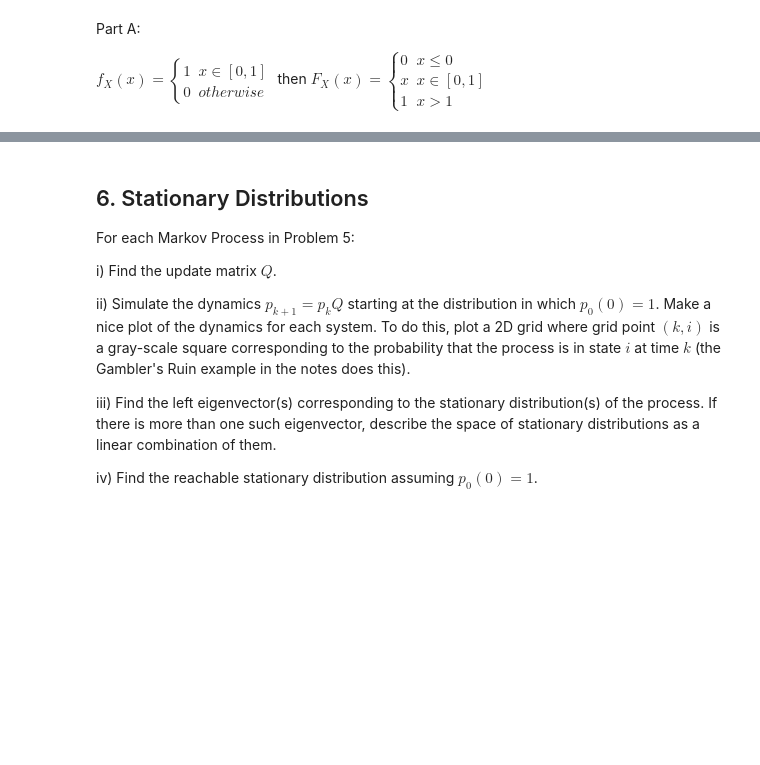
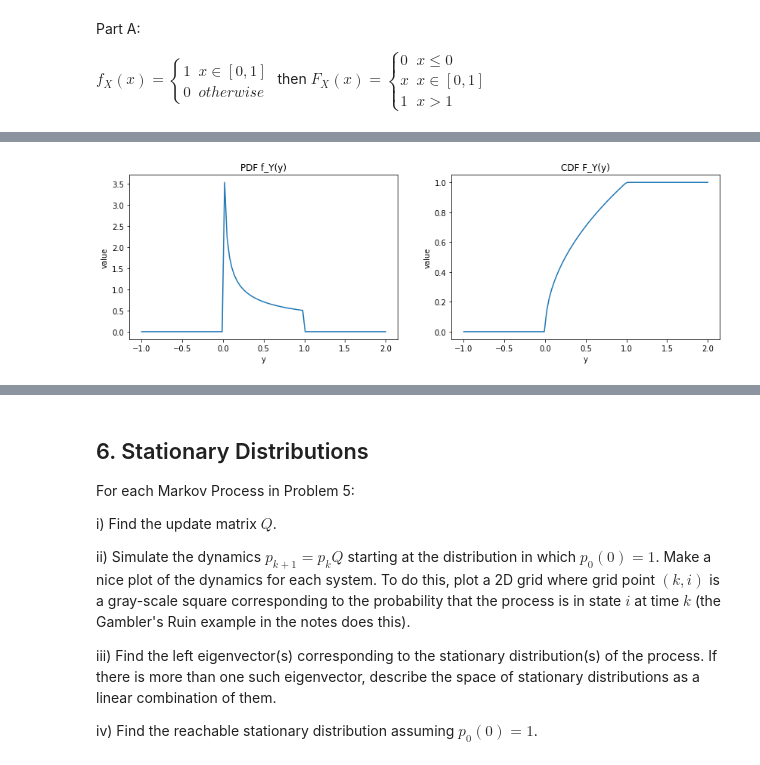
Before and after one commit to kegedy/EE502P, a Jupyter notebook: hw/kevin/HW08.ipynb, the cells around one changed output, grey strips where cells are left out. Drawn from its saved outputs; the diff is of its cells as text; code cells hidden in the pictures; blank space fills up the shorter version.

```diff
--- a/hw/kevin/HW08.ipynb
+++ b/hw/kevin/HW08.ipynb
@@ -302,0 +354,38 @@ Part B:
+# %%
+x = np.linspace(-1,2,101)
+
+def pdf_function4b(x):
+    x0 = x[x<=0]
+    x1 = x[(x>0) & (x<=1)]
+    x2 = x[x>1]
+    y0 = lambda x: np.zeros(len(x))
+    y1 = lambda x: (1/2)*(1/np.sqrt(x))
+    y2 = lambda x: np.zeros(len(x))
+    return y0(x0).tolist()+\
+            y1(x1).tolist()+\
+            y2(x2).tolist()
+
+def cdf_function4b(x):
+    x0 = x[x<0]
+    x1 = x[(x>=0) & (x<=1)]
+    x2 = x[x>1]
+    y0 = lambda x: np.zeros(len(x))
+    y1 = lambda x: np.sqrt(x)
+    y2 = lambda x: np.ones(len(x))
+    return y0(x0).tolist()+\
+            y1(x1).tolist()+\
+            y2(x2).tolist()
+
+fig,axs = plt.subplots(1,2,figsize=(14,4))
+
+axs[0].plot(x,pdf_function4b(x))
+axs[0].set_title('PDF f_Y(y)')
+axs[0].set_xlabel('y')
+axs[0].set_ylabel('value')
+
+axs[1].plot(x,cdf_function4b(x))
+axs[1].set_title('CDF F_Y(y)')
+axs[1].set_xlabel('y')
+axs[1].set_ylabel('value');
+# %% [output]
+[figure, added]
```
Also changed, not shown: parts of 24 cells of this notebook.
